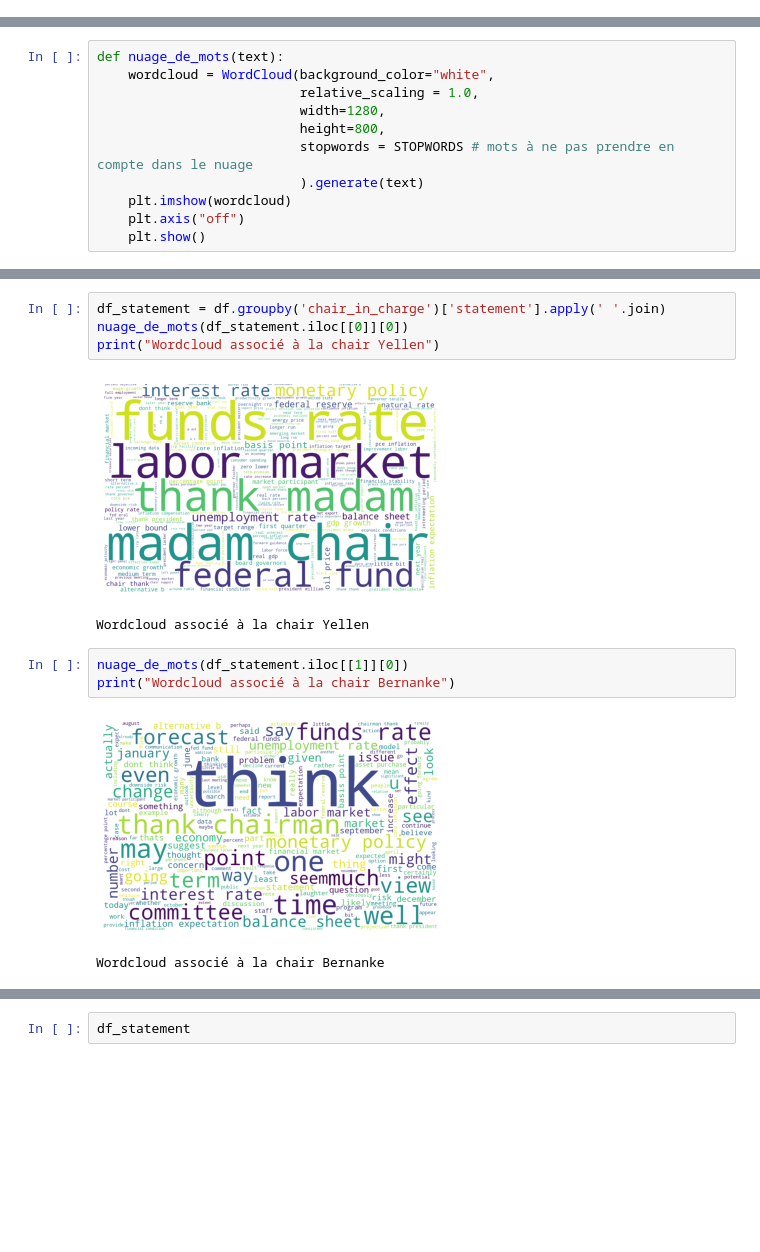
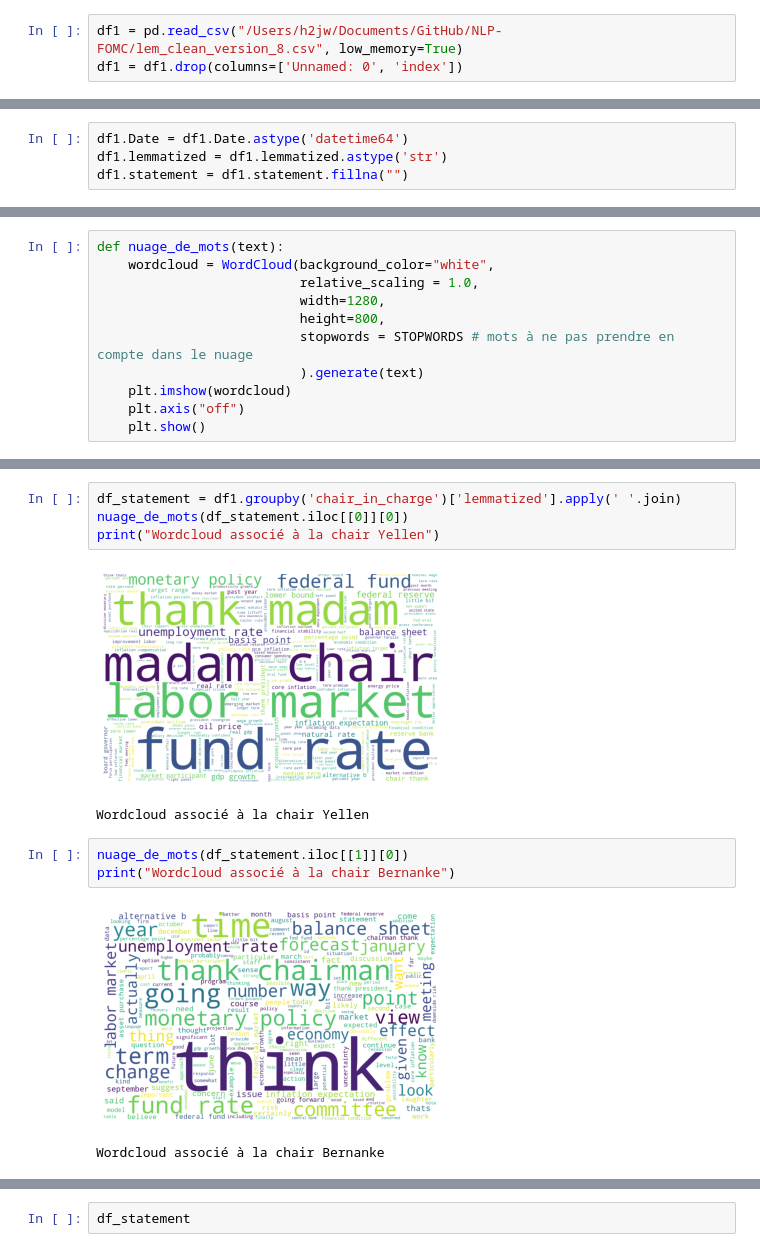
Before and after one commit to erialc-cal/NLP-FOMC, a Jupyter notebook: Scrapping_Explo.ipynb, the cells around one changed output, grey strips where cells are left out. Drawn from its saved outputs; the diff is of its cells as text; blank space fills up the shorter version.

```diff
--- a/Scrapping_Explo.ipynb
+++ b/Scrapping_Explo.ipynb
@@ -359,0 +342,3 @@ df['lemmatized'] = lem_list
+# %%
+df1 = pd.read_csv("/Users/h2jw/Documents/GitHub/NLP-FOMC/lem_clean_version_8.csv", low_memory=True)
+df1 = df1.drop(columns=['Unnamed: 0', 'index'])
@@ -359,0 +365,4 @@ df['lemmatized'] = lem_list
+# %%
+df1.Date = df1.Date.astype('datetime64')
+df1.lemmatized = df1.lemmatized.astype('str')
+df1.statement = df1.statement.fillna("")
@@ -392,15 +408,15 @@ df_small = df.head(40000)
 # %%
-df_statement = df.groupby('chair_in_charge')['statement'].apply(' '.join)
+df_statement = df1.groupby('chair_in_charge')['lemmatized'].apply(' '.join)
 nuage_de_mots(df_statement.iloc[[0]][0])
 print("Wordcloud associé à la chair Yellen")
 # %% [output]
-[figure, old version]
+[figure, new version]
 Wordcloud associé à la chair Yellen
 # %%
 nuage_de_mots(df_statement.iloc[[1]][0])
 print("Wordcloud associé à la chair Bernanke")
 # %% [output]
-[figure, old version]
+[figure, new version]
 Wordcloud associé à la chair Bernanke
 # %%
 nuage_de_mots(df_statement.iloc[[-1]][0])
```
Also changed, not shown: parts of 17 cells of this notebook, 11 other files.
